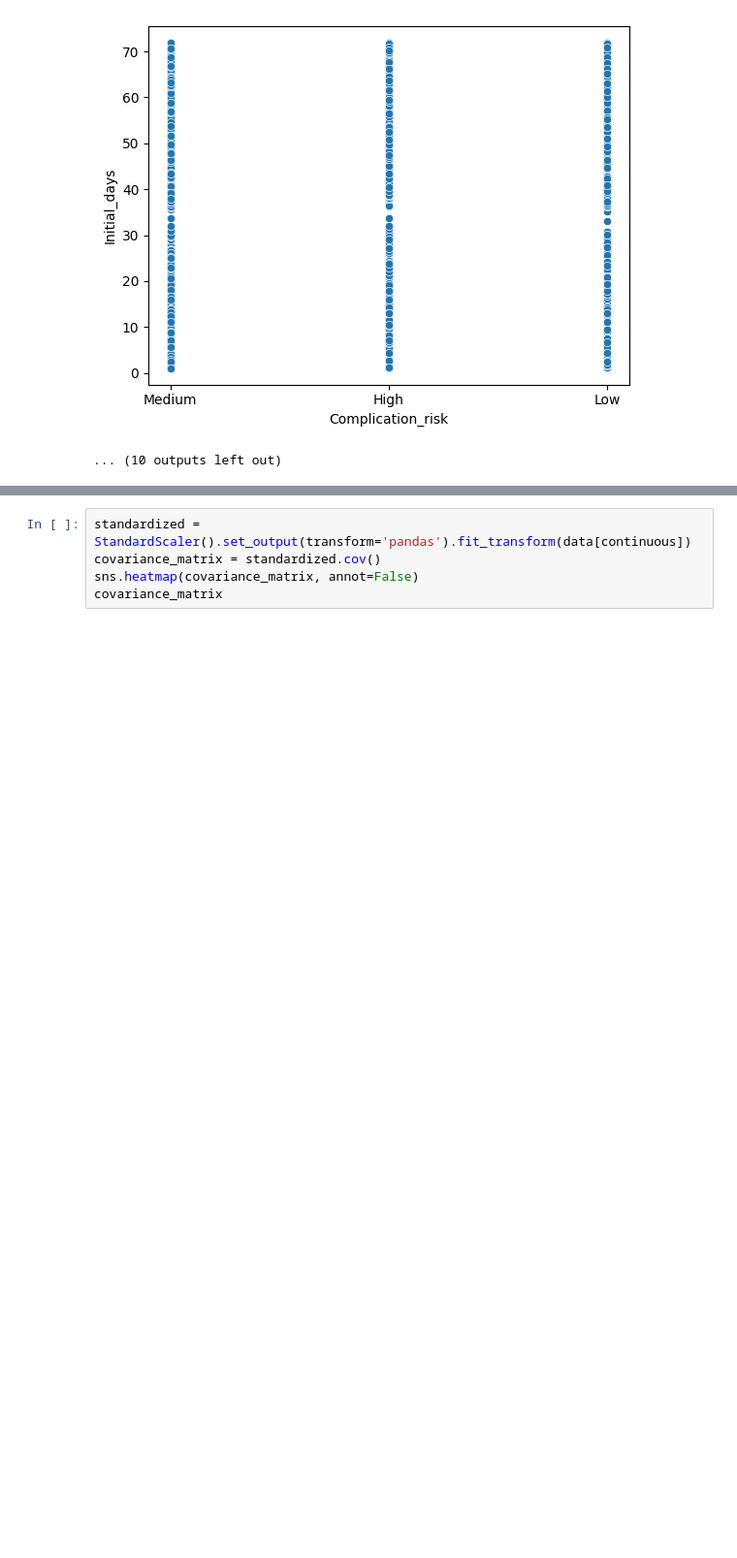
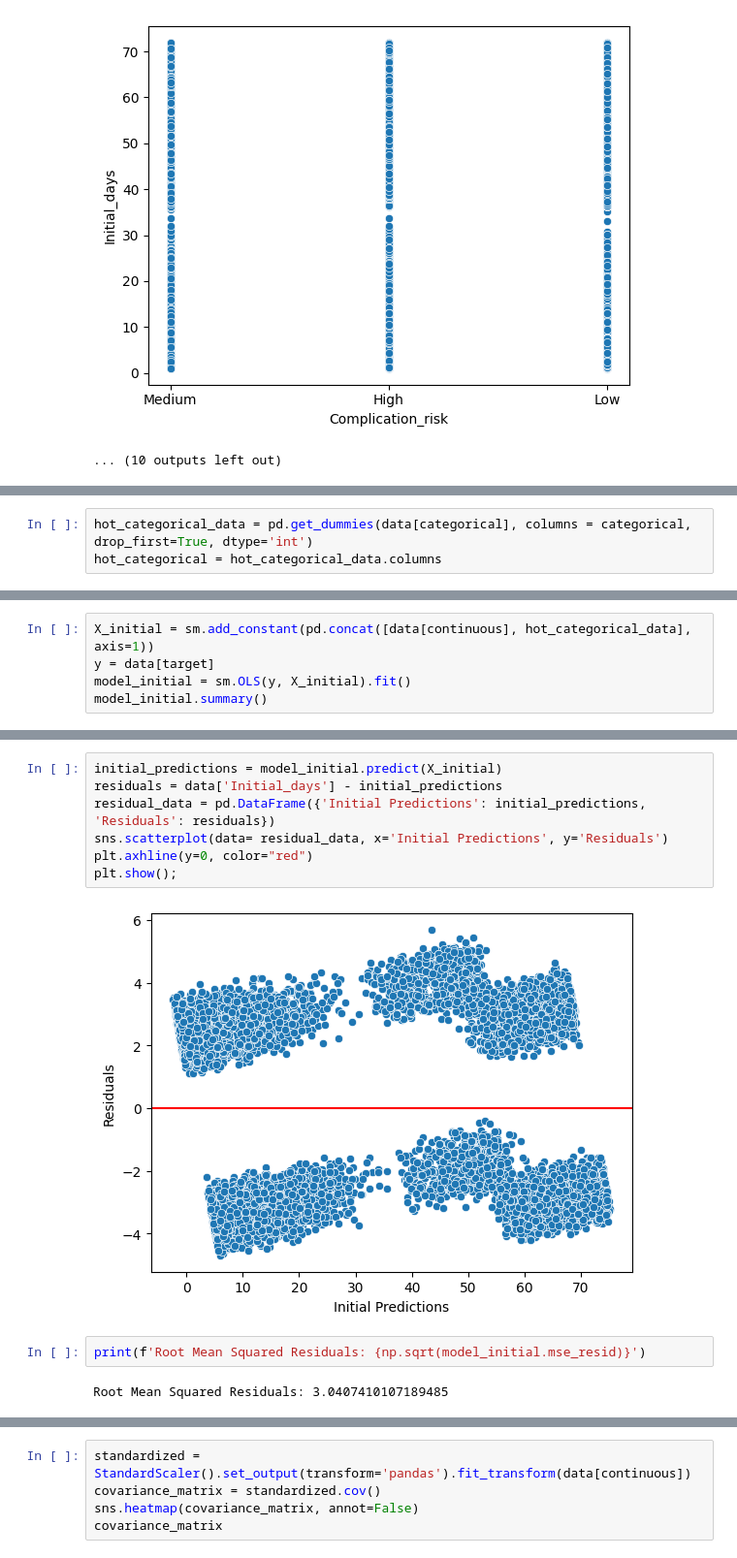
Before and after one commit to rimmyle/Data_Analytics_Projects, a Jupyter notebook: Initial Stay Linear Regression Project/Initial_Stay_Linear_Regression.ipynb, the cells around one changed output, grey strips where cells are left out. Shown at 97% size. Saved outputs shown, nothing was run; the diff lists cells and outputs as text; blank space fills up the shorter version.

```diff
--- a/Initial Stay Linear Regression Project/Initial_Stay_Linear_Regression.ipynb
+++ b/Initial Stay Linear Regression Project/Initial_Stay_Linear_Regression.ipynb
@@ -224,0 +287,3 @@ Standardization of feature variables and creation of covariance matrix with heat
+# %%
+hot_categorical_data = pd.get_dummies(data[categorical], columns = categorical, drop_first=True, dtype='int')
+hot_categorical = hot_categorical_data.columns
@@ -224,0 +292,5 @@ Standardization of feature variables and creation of covariance matrix with heat
+# %%
+X_initial = sm.add_constant(pd.concat([data[continuous], hot_categorical_data], axis=1))
+y = data[target]
+model_initial = sm.OLS(y, X_initial).fit()
+model_initial.summary()
@@ -224,0 +332,13 @@ Standardization of feature variables and creation of covariance matrix with heat
+# %%
+initial_predictions = model_initial.predict(X_initial)
+residuals = data['Initial_days'] - initial_predictions
+residual_data = pd.DataFrame({'Initial Predictions': initial_predictions, 'Residuals': residuals})
+sns.scatterplot(data= residual_data, x='Initial Predictions', y='Residuals')
+plt.axhline(y=0, color="red")
+plt.show();
+# %% [output]
+[figure, added]
+# %%
+print(f'Root Mean Squared Residuals: {np.sqrt(model_initial.mse_resid)}')
+# %% [output]
+Root Mean Squared Residuals: 3.0407410107189485
```
Also changed, not shown: parts of 33 cells of this notebook, 1 other file.
